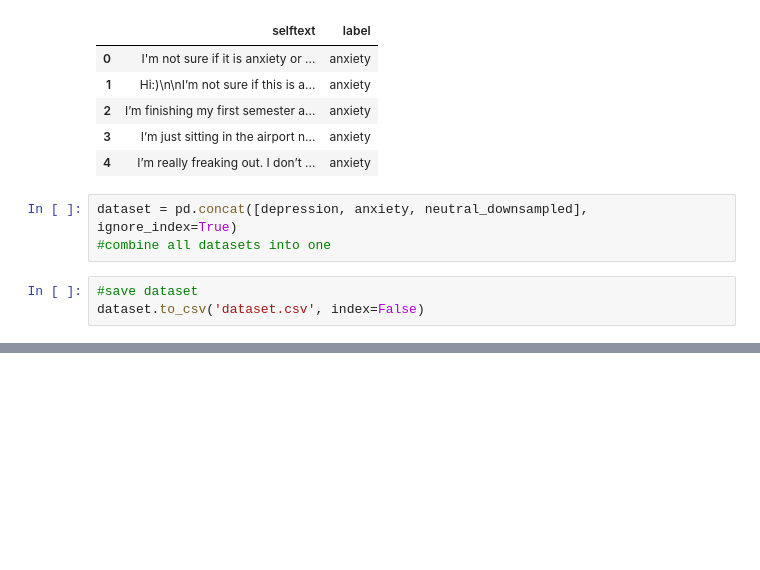
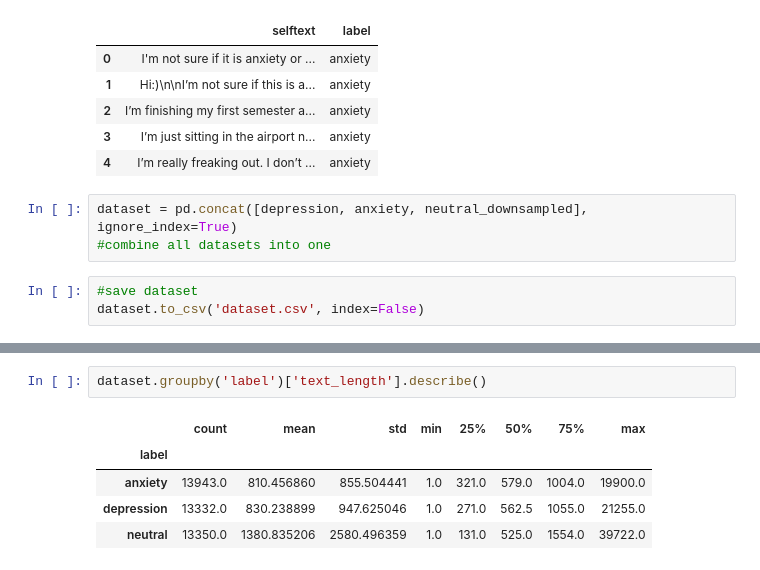
Before and after one commit to mk123x/Mental-Health-Transformer-Classification, a Jupyter notebook: mental_health__transformer_classification.ipynb, the cells around one changed output, grey strips where cells are left out. Cells and saved outputs as stored; diff of their text form; blank space fills up the shorter version.

```diff
--- a/mental_health__transformer_classification.ipynb
+++ b/mental_health__transformer_classification.ipynb
@@ -176,0 +245,8 @@ dataset.to_csv('dataset.csv', index=False)
+# %%
+dataset.groupby('label')['text_length'].describe()
+# %% [output]
+|  | count | mean | std | min | 25% | 50% | 75% | max |
+| label |  |  |  |  |  |  |  |  |
+| anxiety | 13943.0 | 810.456860 | 855.504441 | 1.0 | 321.0 | 579.0 | 1004.0 | 19900.0 |
+| depression | 13332.0 | 830.238899 | 947.625046 | 1.0 | 271.0 | 562.5 | 1055.0 | 21255.0 |
+| neutral | 13350.0 | 1380.835206 | 2580.496359 | 1.0 | 131.0 | 525.0 | 1554.0 | 39722.0 |
```
Also changed, not shown: parts of 17 cells of this notebook.
